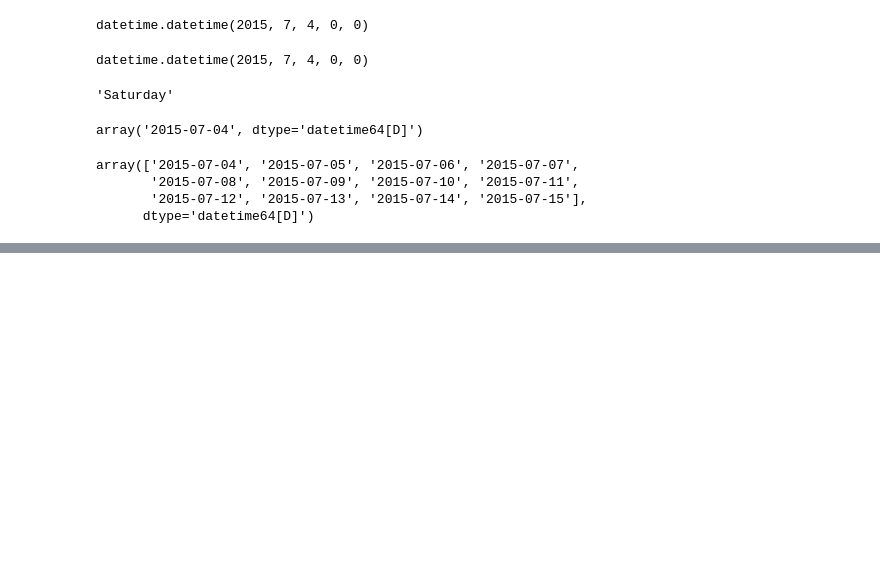
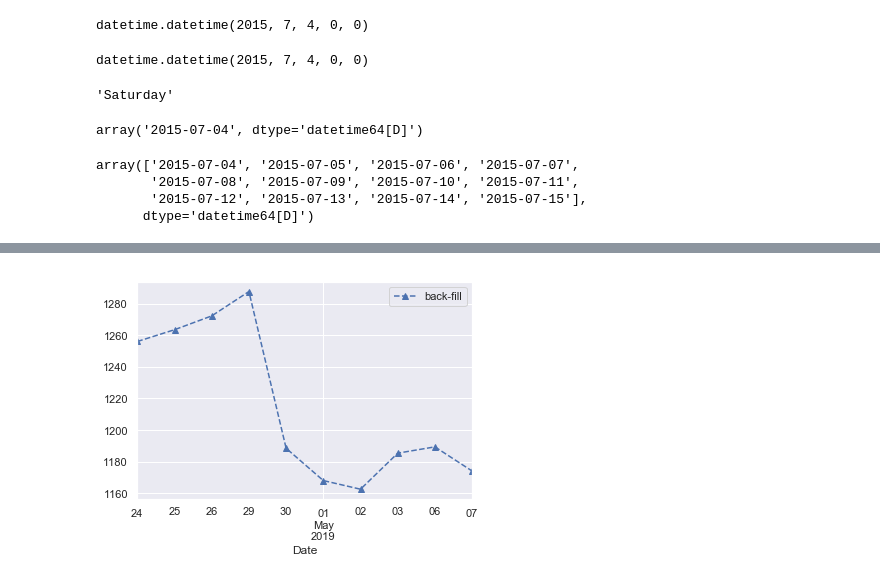
Before and after one commit to Apokalipsis113/Python, a Jupyter notebook: 3datetime.ipynb, the cells around one changed output, grey strips where cells are left out. Saved outputs shown, nothing was run; the diff lists cells and outputs as text; code cells hidden in the pictures; blank space fills up the shorter version.

```diff
--- a/3datetime.ipynb
+++ b/3datetime.ipynb
@@ -30,0 +166,8 @@ array(['2015-07-04', '2015-07-05', '2015-07-06', '2015-07-07',
+# %%
+
+ax = plt.subplots()
+data = goog.iloc[:10]
+data.resample('B').mean().plot(style='--^')
+ax[1].legend(["back-fill", "forward-fill"]);
+# %% [output]
+[figure, added]
```
Also changed, not shown: parts of 37 cells of this notebook, 5 other files.
